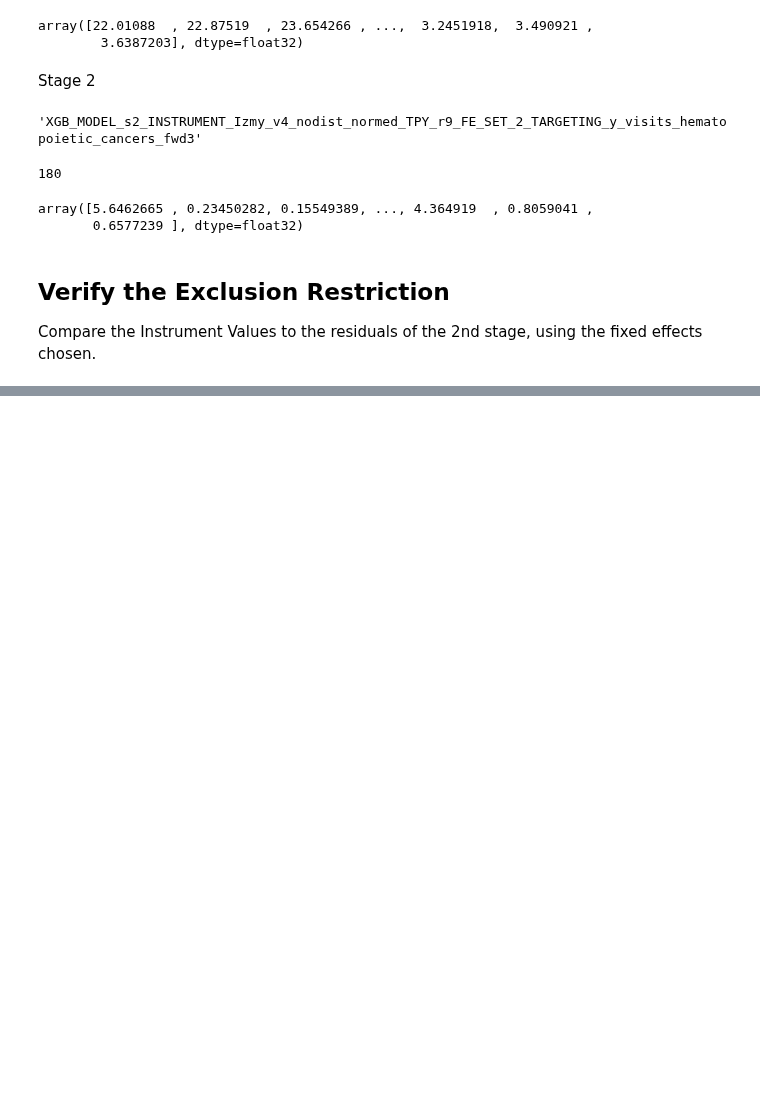
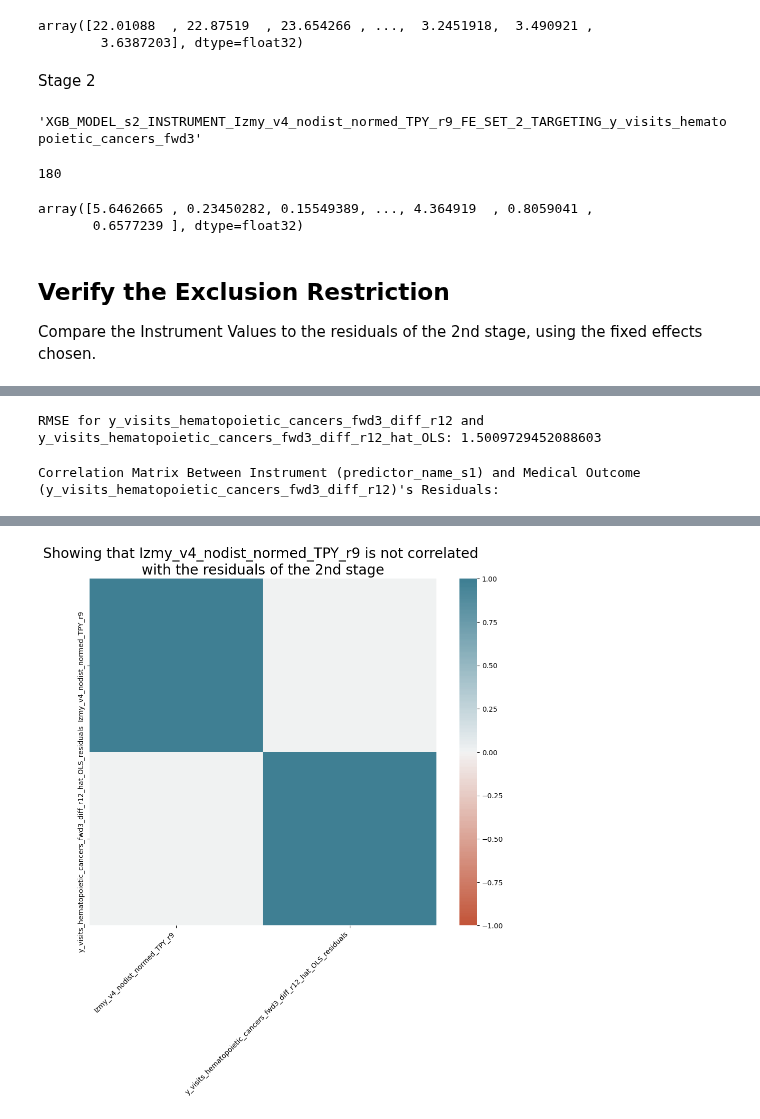
Before and after one commit to mattslyons/JLPS_capstone_project, a Jupyter notebook: modeling/2nd_stage_cv_func_sklearn 11-30_template.ipynb, the cells around one changed output, grey strips where cells are left out. Drawn from its saved outputs; the diff is of its cells as text; code cells hidden in the pictures; blank space fills up the shorter version.

Commit message:
added residuals checking and quick OLS comparison after saving XGBoost

```diff
--- a/modeling/2nd_stage_cv_func_sklearn 11-30_template.ipynb
+++ b/modeling/2nd_stage_cv_func_sklearn 11-30_template.ipynb
@@ -877,7 +878,7 @@ medical target: y_visits_hematopoietic_cancers_fwd3
 Setups
 # %%
 basics = counties + months + ['year_trend']
-basics_str = " ~ county + month + year_trend * C(county_month)"
+basics_str = " ~ school_county_v2 + month + year_trend * C(county_month)"
 env = ['avg_temp'+IV_lead_input , 'avg_elevation_diff_m']
 env_str = '+ avg_temp' + IV_lead_input + ' + avg_elevation_diff_m'
 
@@ -1576,0 +1671,2 @@ corr(mod2.resids.values, df['instrument'])
+# %%
+df_all_iv_filtered = fit_1st_stage(df_model_s1, target_name_s1, predictor_name_s1, fixed_effects_cols_str)
@@ -1576,0 +1684,2 @@ corr(mod2.resids.values, df['instrument'])
+# %%
+s2_df = fit_2sls(df_all_iv_filtered, y_var_s2, target_name_s1+"_hat_OLS", fixed_effects_cols_str)
@@ -1576,0 +1693,22 @@ corr(mod2.resids.values, df['instrument'])
+# %%
+rmse_val = np.mean(((s2_df[y_var_s2] - s2_df[y_var_s2+'_hat_OLS'])**2)**.5)
+print('RMSE for {} and {}: {}'.format(y_var_s2, y_var_s2+'_hat_OLS', rmse_val))
+# %% [output]
+RMSE for y_visits_hematopoietic_cancers_fwd3_diff_r12 and y_visits_hematopoietic_cancers_fwd3_diff_r12_hat_OLS: 1.5009729452088603
+# %%
+print(f"Correlation Matrix Between Instrument (predictor_name_s1) and Medical Outcome ({y_var_s2})'s Residuals:\n")
+
+df_corr = s2_df[[predictor_name_s1] + [i for i in s2_df.columns if 'OLS_residuals' in i]].corr()
+
+# plot the results
+f, ax = plt.subplots(figsize=(12, 9))
+sns.heatmap(df_corr, vmin=-1, center=0, vmax=1, cmap=sns.diverging_palette(20, 220, n=200), square=True)
+
+ax.set_xticklabels(ax.get_xticklabels(),
+    rotation=45, horizontalalignment='right')
+ax.set_title(f"Showing that {predictor_name_s1} is not correlated \nwith the residuals of the 2nd stage", fontdict = {"fontsize": 20})
+print('')
+
+display(df_corr)
+# %% [output]
+Correlation Matrix Between Instrument (predictor_name_s1) and Medical Outcome (y_visits_hematopoietic_cancers_fwd3_diff_r12)'s Residuals:
@@ -1576,0 +1718 @@ corr(mod2.resids.values, df['instrument'])
+[figure, added]
```
Also changed, not shown: parts of 17 cells of this notebook.
